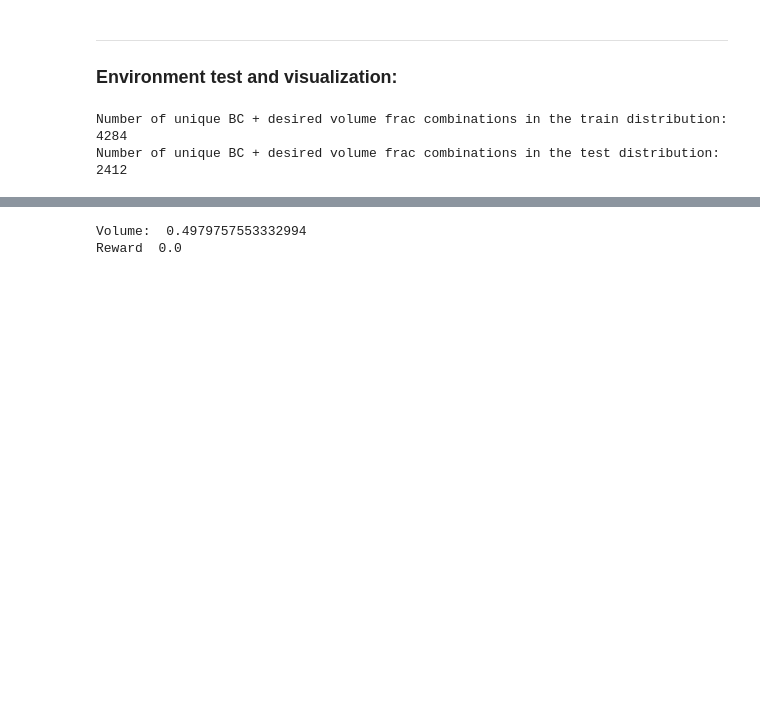
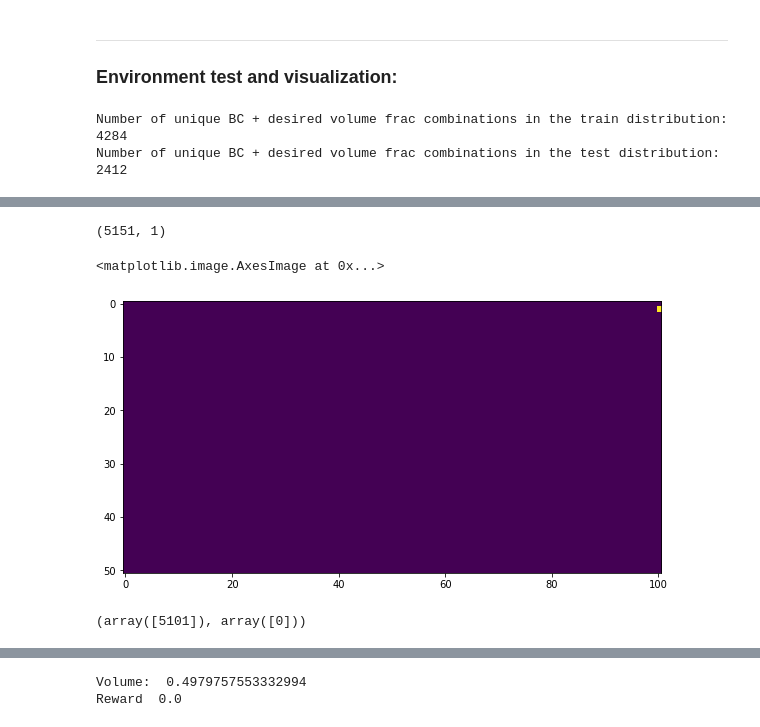
Before and after one commit to ThomasRochefortB/sogym, a Jupyter notebook: tutorial.ipynb, the cells around one changed output, grey strips where cells are left out. Saved outputs shown, nothing was run; the diff lists cells and outputs as text; code cells hidden in the pictures; blank space fills up the shorter version.

```diff
--- a/tutorial.ipynb
+++ b/tutorial.ipynb
@@ -96,0 +181,17 @@ plt.colorbar()
+# %%
+#Convert train_env.F to a dense matrix:
+F_x = train_env.F.toarray()[0::2]
+F_y = train_env.F.toarray()[1::2]
+print(F_x.shape)
+plt.imshow(F_x.reshape((train_env.nely+1,train_env.nelx+1),order='F'))
+# %% [output]
+(5151, 1)
+<matplotlib.image.AxesImage at 0x...>
+[figure, added]
+# %%
+# How many elements of F_x are nonzero?
+print(F_y.nonzero())
+
+#F_x.reshape((train_env.nely+1,train_env.nelx+1),order='F').nonzero()
+# %% [output]
+(array([5101]), array([0]))
```
Also changed, not shown: parts of 16 cells of this notebook.
